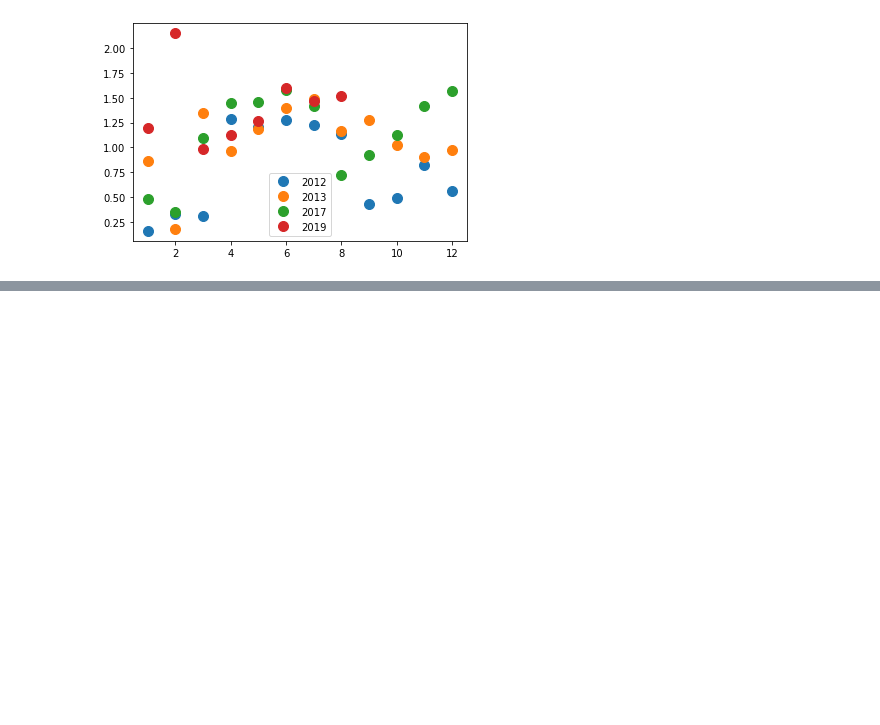
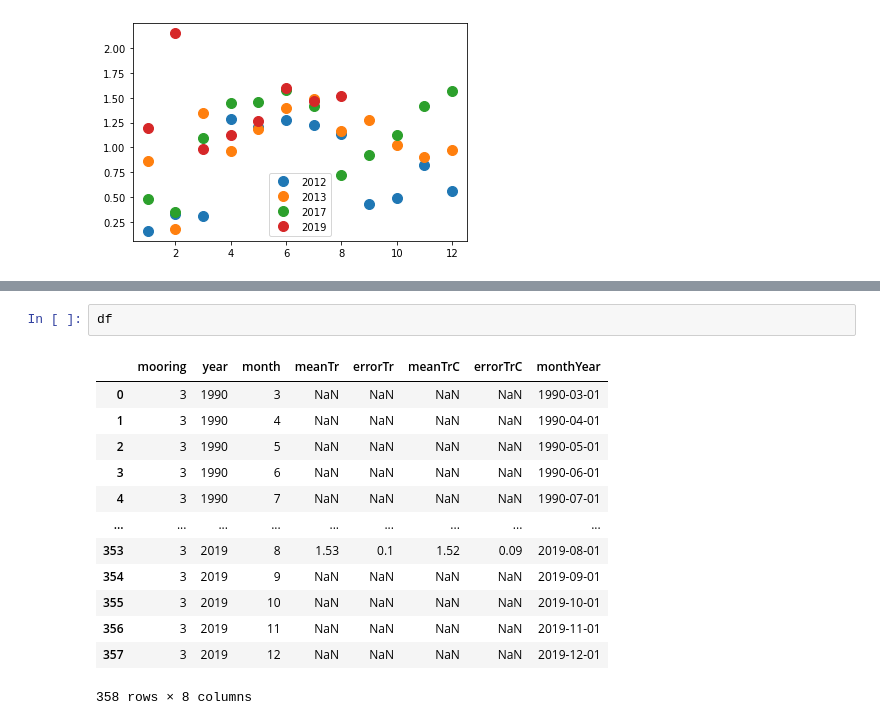
Before and after one commit to leviner/ChukchiTimeSeries, a Jupyter notebook: code/F6_transport.ipynb, the cells around one changed output, grey strips where cells are left out. Cells and saved outputs as stored; diff of their text form; blank space fills up the shorter version.

```diff
--- a/code/F6_transport.ipynb
+++ b/code/F6_transport.ipynb
@@ -283,0 +330,16 @@ plt.legend(['2012','2013','2017','2019'])
+# %%
+df
+# %% [output]
+|  | mooring | year | month | meanTr | errorTr | meanTrC | errorTrC | monthYear |
+| 0 | 3 | 1990 | 3 | NaN | NaN | NaN | NaN | 1990-03-01 |
+| 1 | 3 | 1990 | 4 | NaN | NaN | NaN | NaN | 1990-04-01 |
+| 2 | 3 | 1990 | 5 | NaN | NaN | NaN | NaN | 1990-05-01 |
+| 3 | 3 | 1990 | 6 | NaN | NaN | NaN | NaN | 1990-06-01 |
+| 4 | 3 | 1990 | 7 | NaN | NaN | NaN | NaN | 1990-07-01 |
+| ... | ... | ... | ... | ... | ... | ... | ... | ... |
+| 353 | 3 | 2019 | 8 | 1.53 | 0.1 | 1.52 | 0.09 | 2019-08-01 |
+| 354 | 3 | 2019 | 9 | NaN | NaN | NaN | NaN | 2019-09-01 |
+| 355 | 3 | 2019 | 10 | NaN | NaN | NaN | NaN | 2019-10-01 |
+| 356 | 3 | 2019 | 11 | NaN | NaN | NaN | NaN | 2019-11-01 |
+| 357 | 3 | 2019 | 12 | NaN | NaN | NaN | NaN | 2019-12-01 |
+358 rows × 8 columns
```
Also changed, not shown: parts of 4 cells of this notebook, 2 other files.
